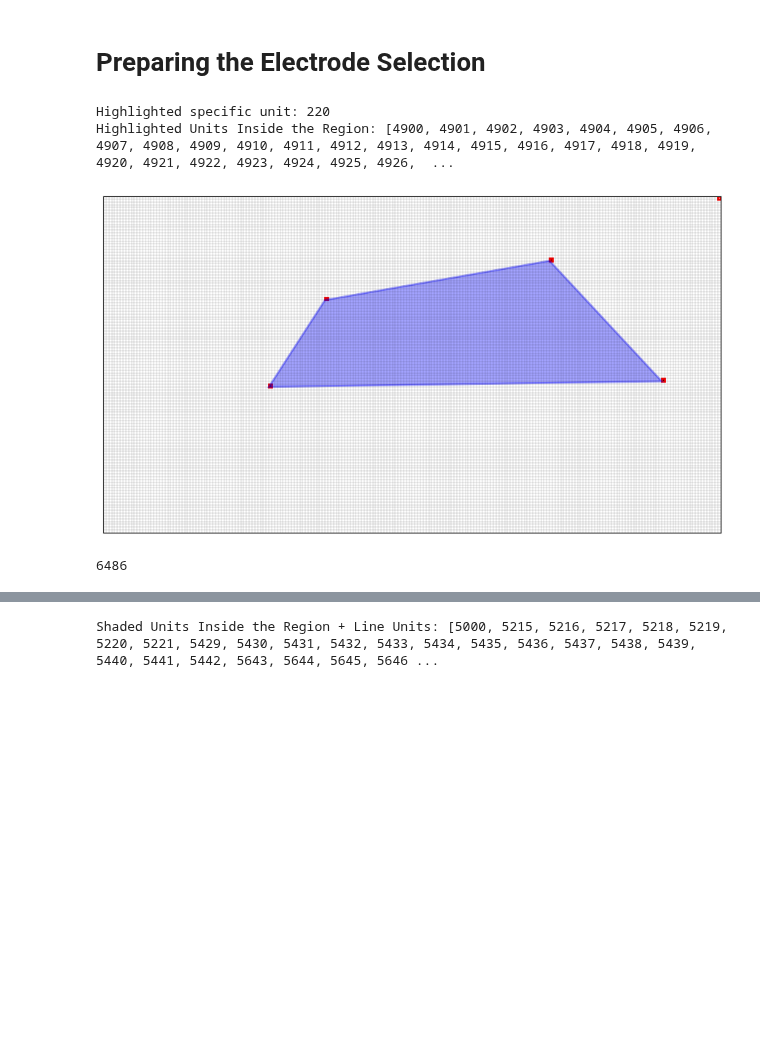
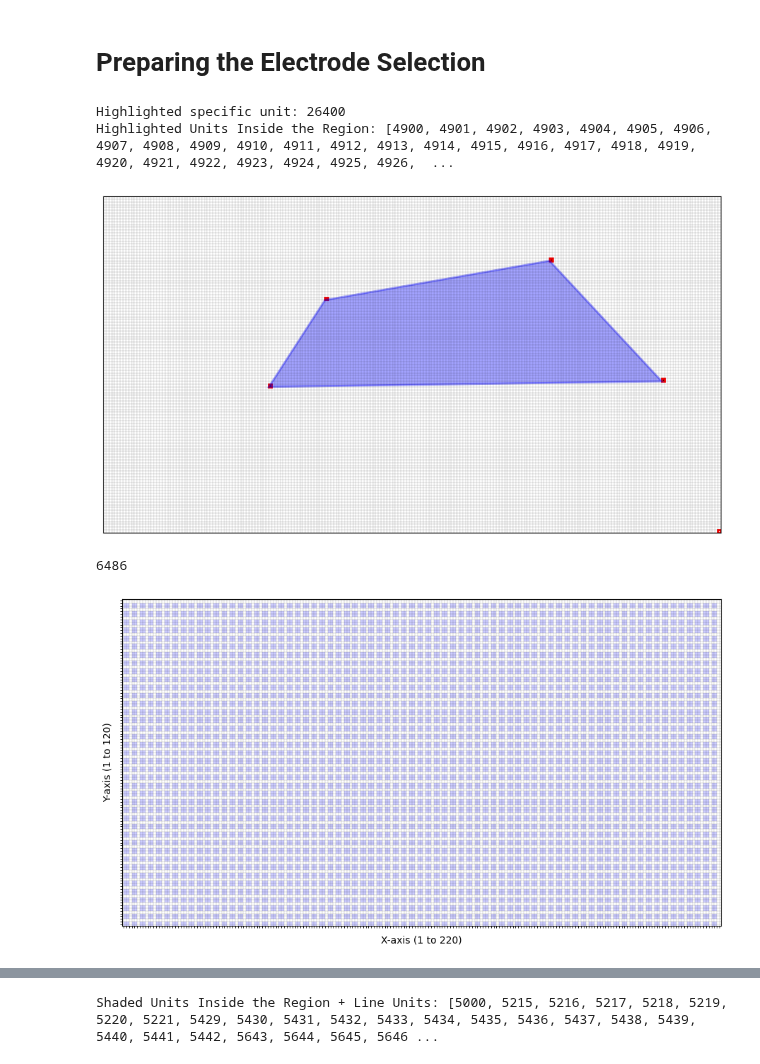
Before and after one commit to roybens/MEA_Analysis, a Jupyter notebook: apiscript_ROI.ipynb, the cells around one changed output, grey strips where cells are left out. Saved outputs shown, nothing was run; the diff lists cells and outputs as text; code cells hidden in the pictures; blank space fills up the shorter version.

```diff
--- a/apiscript_ROI.ipynb
+++ b/apiscript_ROI.ipynb
@@ -130,7 +130,7 @@ def create_grid(rows=120, cols=220, highlight_units=None, shape_units=None):
     return highlighted_units
 
 # Highlight a specific unit/electrode
-specific_unit = 220# Example unit to highlight
+specific_unit = 26400# Example unit to highlight
 highlight_units = [specific_unit]  # Update the highlight_units list to include only the specific unit
 print(f"Highlighted specific unit: {specific_unit}")
 # Example usage
@@ -139,7 +139,61 @@ shape_units = highlight_units  # Units to connect and form a shape
 highlighted_units = create_grid(highlight_units=highlight_units, shape_units=shape_units)
 print(len(highlighted_units))
 # %% [output]
-Highlighted specific unit: 220
+Highlighted specific unit: 26400
 Highlighted Units Inside the Region: [4900, 4901, 4902, 4903, 4904, 4905, 4906, 4907, 4908, 4909, 4910, 4911, 4912, 4913, 4914, 4915, 4916, 4917, 4918, 4919, 4920, 4921, 4922, 4923, 4924, 4925, 4926,  ...
 [figure]
 6486
+# %%
+import matplotlib.pyplot as plt
+import numpy as np
+from matplotlib.patches import Rectangle
+
+def create_grid_with_shaded_blocks(rows=120, cols=220):
+    """
+    Create a 120x220 grid with shaded blocks of 4 units (2x2) with 1 unit separation.
+
+    Args:
+        rows (int): Number of rows in the grid.
+        cols (int): Number of columns in the grid.
+
+    Returns:
+        None
+    """
+    # Create a blank grid
+    grid = np.zeros((rows, cols))
+
+    # Plot the grid
+    fig, ax = plt.subplots(figsize=(12, 6))
+    ax.imshow(grid, cmap="Greys", extent=[0.5, cols + 0.5, 0.5, rows + 0.5])
+
+    # Add shaded blocks of 4 units (2x2) with 1 unit separation
+    block_size = 2  # 2x2 blocks
+    separation = 1  # 1 unit separation
+    for row in range(separation, rows - block_size + 1, block_size + separation):
+        for col in range(separation, cols - block_size + 1, block_size + separation):
+            # Add a shaded rectangle for each block
+            rect = Rectangle((col, rows - row - block_size), block_size, block_size,
+                             edgecolor="none", facecolor="blue", alpha=0.2)
+            ax.add_patch(rect)
+
+    # Set gridlines
+    ax.set_xticks(np.arange(1, cols + 1, 1), minor=True)
+    ax.set_yticks(np.arange(1, rows + 1, 1), minor=True)
+    ax.grid(which="minor", color="black", linestyle="-", linewidth=0.1)
+
+    # Remove x and y axis ticks
+    ax.set_xticks([])
+    ax.set_yticks([])
+
+    # Set axis labels
+    ax.set_xlabel("X-axis (1 to 220)")
+    ax.set_ylabel("Y-axis (1 to 120)")
+    ax.set_xlim(0.5, cols + 0.5)
+    ax.set_ylim(0.5, rows + 0.5)
+
+    plt.show()
+
+# Example usage
+create_grid_with_shaded_blocks()
+# %% [output]
+[figure, added]
```
Also changed, not shown: parts of 7 cells of this notebook.
